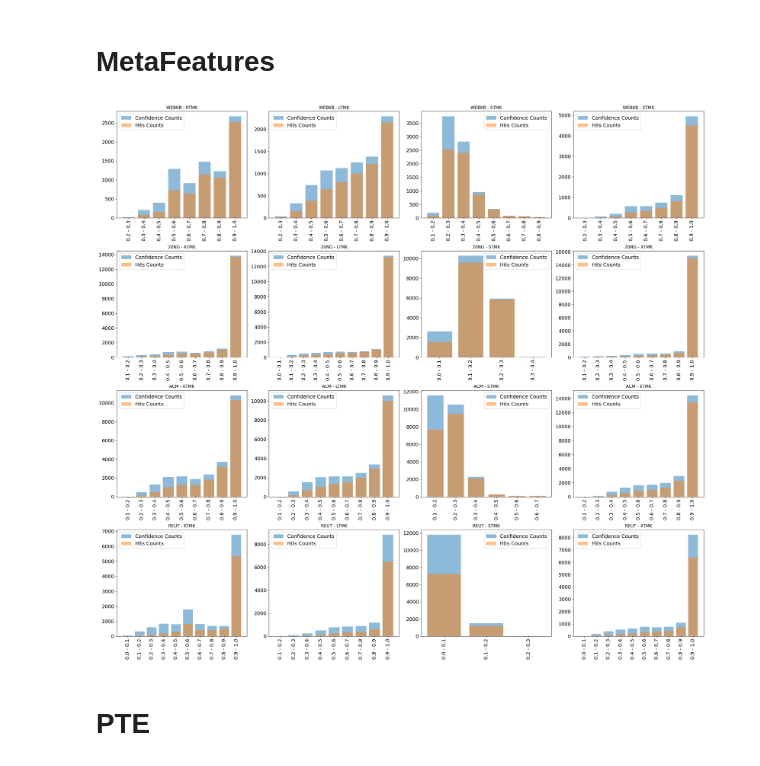
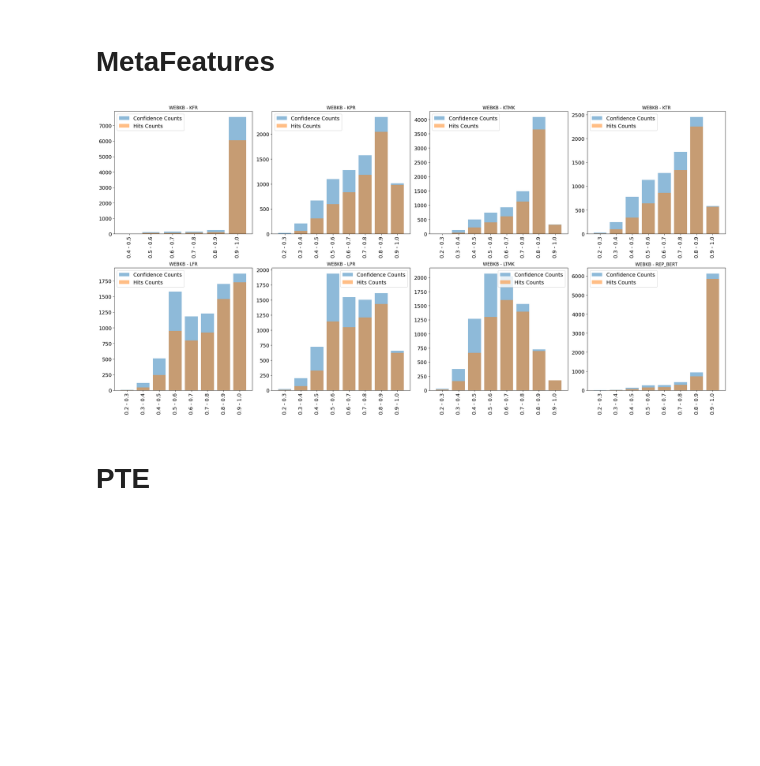
Before and after one commit to warSantos/MS, a Jupyter notebook: analysis/analysis_stacking/hits_by_probs.ipynb, the cells around one changed output. Saved outputs shown, nothing was run; the diff lists cells and outputs as text; code cells hidden in the pictures; blank space fills up the shorter version.

```diff
--- a/analysis/analysis_stacking/hits_by_probs.ipynb
+++ b/analysis/analysis_stacking/hits_by_probs.ipynb
@@ -14,9 +14,12 @@ path.append("../utils/")
 
 from utils import get_datasets
 # %%
-DATASETS = ["webkb", "20ng", "acm", "reut"]
+#DATASETS = ["webkb", "20ng", "acm", "reut"]
+DATASETS = ["webkb"]#, "20ng", "acm", "reut"]
 
-CLFS = ["kpr", "ktr", "lpr", "ltr", "sfr", "stmk", "xfr", "xpr", "xtr", "kfr", "ktmk", "lfr", "ltmk", "spr", "str", "xlnet_softmax", "xtmk", "rep_bert"]
+#CLFS = ["kpr", "ktr", "lpr", "ltr", "sfr", "stmk", "xfr", "xpr", "xtr", "kfr", "ktmk", "lfr", "ltmk", "spr", "str", "xlnet_softmax", "xtmk", "rep_bert"]
+#CLFS = ["kfr", "kpr", "ktmk", "ktr"]#, "xpr", "xtmk", "kfr"]
+CLFS = ["kfr", "kpr", "ktmk", "ktr", "lfr", "lpr", "ltmk", "rep_bert"]
 # %%
 pd_datasets = get_datasets(DATASETS)
 # %%
@@ -26,7 +29,8 @@ for dset in DATASETS:
     for clf in CLFS:
         lprobas = []
         for fold in np.arange(10):
-            probs_path = f"/home/welton/data/clfs_output/split_10/{dset}/10_folds/{clf}/{fold}/test.npz"
+            probs_path = f"/home/welton/data/calibrated_probabilities/split_10/{dset}/10_folds/{clf}/{fold}/test.npz"
+            #probs_path = f"/home/welton/data/clfs_output/split_10/{dset}/10_folds/{clf}/{fold}/test.npz"
             lprobas.append(np.load(probs_path)["X_test"])
         d_probas[dset][clf] = np.vstack(lprobas)
 # %%
@@ -74,18 +78,23 @@ def plot_proba_dist(d_probas, pd_datasets, dset, clf):
 # %% [markdown]
 # MetaFeatures
 # %%
-CLFS_PLOT = ["ktmk", "ltmk", "stmk", "xtmk"]
-grid_data = ["webkb", "20ng", "acm", "reut"]
-plt.figure(figsize=(24, 22))
+#CLFS_PLOT = ["ktmk", "ltmk", "stmk", "xtmk"]
+#CLFS_PLOT = ["xpr", "xfr", "xtmk", "kfr"]
+#CLFS_PLOT = ["kfr", "kpr", "ktmk", "ktr"]
+CLFS_PLOT = ["kfr", "kpr", "ktmk", "ktr", "lfr", "lpr", "ltmk", "rep_bert"]
+#grid_data = ["webkb", "20ng", "acm", "reut"]
+grid_data = ["webkb"]
+plt.figure(figsize=(24, 12))
 for plot_idx, (dset, clf) in enumerate(product(grid_data, CLFS_PLOT)):
-    plt.subplot(len(grid_data), len(CLFS_PLOT), plot_idx + 1)
+    #plt.subplot(len(grid_data), len(CLFS_PLOT), plot_idx + 1)
+    plt.subplot(2, 4, plot_idx + 1)
     plot_proba_dist(d_probas, pd_datasets, dset, clf)
     plt.title(f"{dset.upper()} - {clf.upper()}")
     _ = plt.xticks(fontsize=14)
     _ = plt.yticks(fontsize=14)
 plt.tight_layout()
 # %% [output]
-[figure, old version]
+[figure, new version]
 # %% [markdown]
 # PTE
 # %%
```
Also changed, not shown: parts of 1 cell of this notebook, 18 other files.
